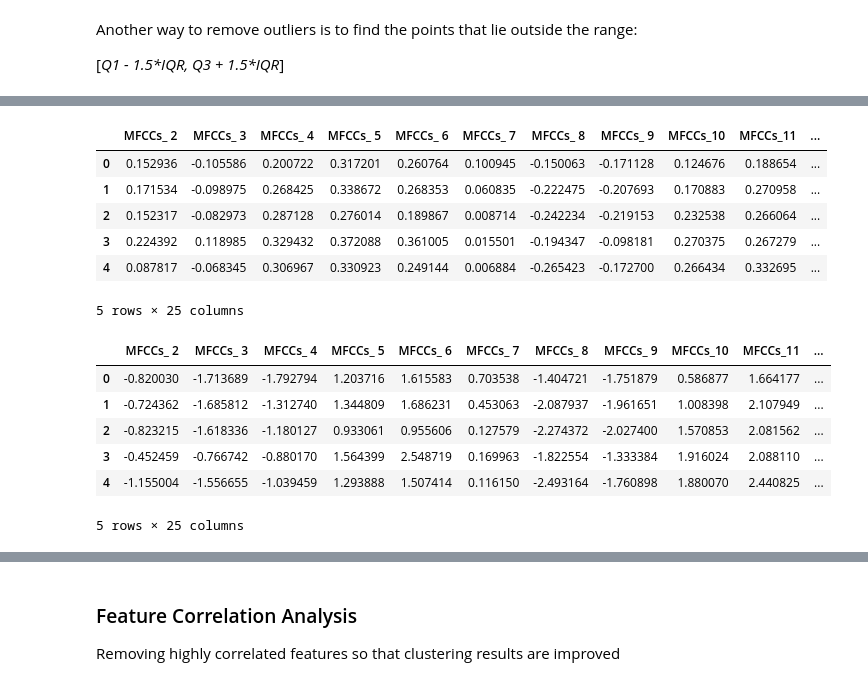
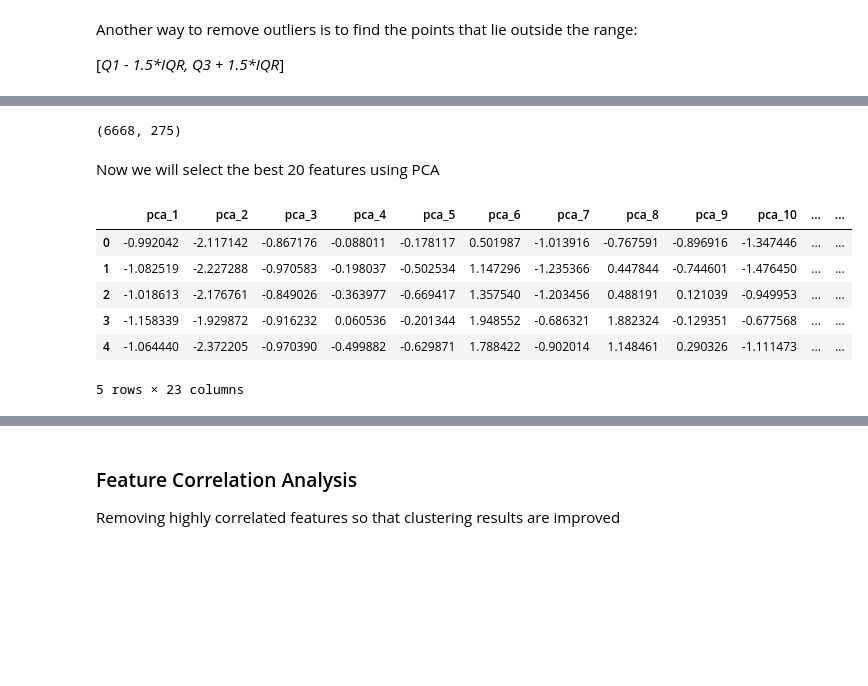
Before and after one commit to Nived04/CS60050_Clustering_Anuran_Calls_Course-Asgnmt, a Jupyter notebook: Anuran_Calls_Analysis.ipynb, the cells around one changed output, grey strips where cells are left out. Cells and saved outputs as stored; diff of their text form; code cells hidden in the pictures; blank space fills up the shorter version.

```diff
--- a/Anuran_Calls_Analysis.ipynb
+++ b/Anuran_Calls_Analysis.ipynb
@@ -251,39 +265,47 @@ Increasing the power for MFCCs_ 1 increases the variance, hence we will use the
-# %%
-# MFCCs_1 has very low variance, let us see if squaring it improves the variance
-X_df_cleaned['MFCCs_1_pow4'] = X_df_cleaned['MFCCs_ 1']**4
-X_df_cleaned['MFCCs_1_pow4'].var()
-
-# drop the original MFCCs_1 column
-X_df_cleaned.drop('MFCCs_ 1', axis=1, inplace=True)
-
-df_cleaned_final = pd.concat([X_df_cleaned, y_df], axis=1)
-df_cleaned_final.head()
-# %% [output]
-|  | MFCCs_ 2 | MFCCs_ 3 | MFCCs_ 4 | MFCCs_ 5 | MFCCs_ 6 | MFCCs_ 7 | MFCCs_ 8 | MFCCs_ 9 | MFCCs_10 | MFCCs_11 | ... |
-| 0 | 0.152936 | -0.105586 | 0.200722 | 0.317201 | 0.260764 | 0.100945 | -0.150063 | -0.171128 | 0.124676 | 0.188654 | ... |
-| 1 | 0.171534 | -0.098975 | 0.268425 | 0.338672 | 0.268353 | 0.060835 | -0.222475 | -0.207693 | 0.170883 | 0.270958 | ... |
-| 2 | 0.152317 | -0.082973 | 0.287128 | 0.276014 | 0.189867 | 0.008714 | -0.242234 | -0.219153 | 0.232538 | 0.266064 | ... |
-| 3 | 0.224392 | 0.118985 | 0.329432 | 0.372088 | 0.361005 | 0.015501 | -0.194347 | -0.098181 | 0.270375 | 0.267279 | ... |
-| 4 | 0.087817 | -0.068345 | 0.306967 | 0.330923 | 0.249144 | 0.006884 | -0.265423 | -0.172700 | 0.266434 | 0.332695 | ... |
-5 rows × 25 columns
+# %%
+X_poly_features = X_df_cleaned.copy()
+
+# create polynomial features
+from sklearn.preprocessing import PolynomialFeatures
+
+poly = PolynomialFeatures(degree=2, include_bias=False)
+X_poly_features = poly.fit_transform(X_poly_features)
+
+X_poly_features.shape
+# %% [output]
+(6668, 275)
+# %% [markdown]
+Now we will select the best 20 features using PCA
+# %%
+# PCA for dimensionality reduction
+from sklearn.decomposition import PCA
+
+pca = PCA(n_components=20)
+X_pca = pca.fit_transform(X_poly_features)
+
+X_pca.shape
+
+X_pca_df = pd.DataFrame(X_pca, columns=[f'pca_{i}' for i in range(1, 21)])
+# %%
+df_processed = pd.concat([X_pca_df, y_df], axis=1)
 # %%
 # NORMALIZATION
 from sklearn.preprocessing import StandardScaler
 
 scaler = StandardScaler()
 
-df_scaled = df_cleaned_final.copy()
-df_scaled[X_df_cleaned.columns] = scaler.fit_transform(df_cleaned_final[X_df_cleaned.columns])
+df_scaled = df_processed.copy()
+df_scaled[X_pca_df.columns] = scaler.fit_transform(df_processed[X_pca_df.columns])
 
 df_scaled.head()
 # %% [output]
-|  | MFCCs_ 2 | MFCCs_ 3 | MFCCs_ 4 | MFCCs_ 5 | MFCCs_ 6 | MFCCs_ 7 | MFCCs_ 8 | MFCCs_ 9 | MFCCs_10 | MFCCs_11 | ... |
-| 0 | -0.820030 | -1.713689 | -1.792794 | 1.203716 | 1.615583 | 0.703538 | -1.404721 | -1.751879 | 0.586877 | 1.664177 | ... |
-| 1 | -0.724362 | -1.685812 | -1.312740 | 1.344809 | 1.686231 | 0.453063 | -2.087937 | -1.961651 | 1.008398 | 2.107949 | ... |
-| 2 | -0.823215 | -1.618336 | -1.180127 | 0.933061 | 0.955606 | 0.127579 | -2.274372 | -2.027400 | 1.570853 | 2.081562 | ... |
-| 3 | -0.452459 | -0.766742 | -0.880170 | 1.564399 | 2.548719 | 0.169963 | -1.822554 | -1.333384 | 1.916024 | 2.088110 | ... |
-| 4 | -1.155004 | -1.556655 | -1.039459 | 1.293888 | 1.507414 | 0.116150 | -2.493164 | -1.760898 | 1.880070 | 2.440825 | ... |
+|  | pca_1 | pca_2 | pca_3 | pca_4 | pca_5 | pca_6 | pca_7 | pca_8 | pca_9 | pca_10 | ... | ... |
+| 0 | -0.992042 | -2.117142 | -0.867176 | -0.088011 | -0.178117 | 0.501987 | -1.013916 | -0.767591 | -0.896916 | -1.347446 | ... | ... |
+| 1 | -1.082519 | -2.227288 | -0.970583 | -0.198037 | -0.502534 | 1.147296 | -1.235366 | 0.447844 | -0.744601 | -1.476450 | ... | ... |
+| 2 | -1.018613 | -2.176761 | -0.849026 | -0.363977 | -0.669417 | 1.357540 | -1.203456 | 0.488191 | 0.121039 | -0.949953 | ... | ... |
+| 3 | -1.158339 | -1.929872 | -0.916232 | 0.060536 | -0.201344 | 1.948552 | -0.686321 | 1.882324 | -0.129351 | -0.677568 | ... | ... |
+| 4 | -1.064440 | -2.372205 | -0.970390 | -0.499882 | -0.629871 | 1.788422 | -0.902014 | 1.148461 | 0.290326 | -1.111473 | ... | ... |
-5 rows × 25 columns
+5 rows × 23 columns
 # %%
 X_df_scaled = df_scaled.drop(['Family', 'Genus', 'Species'], axis=1)
 
```
Also changed, not shown: parts of 20 cells of this notebook.
